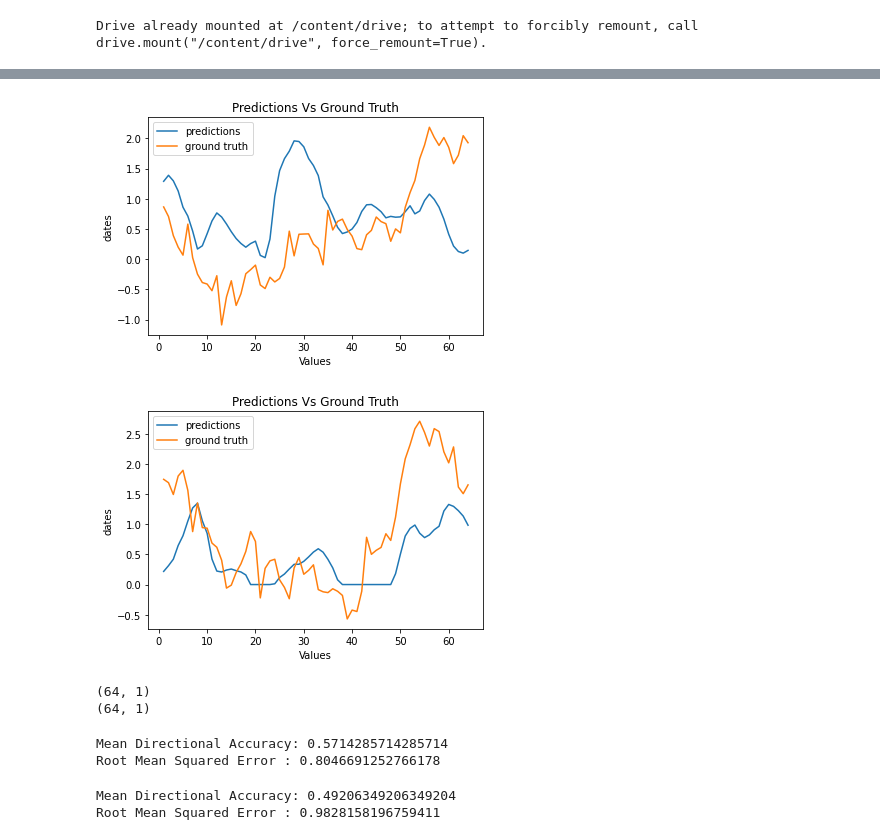
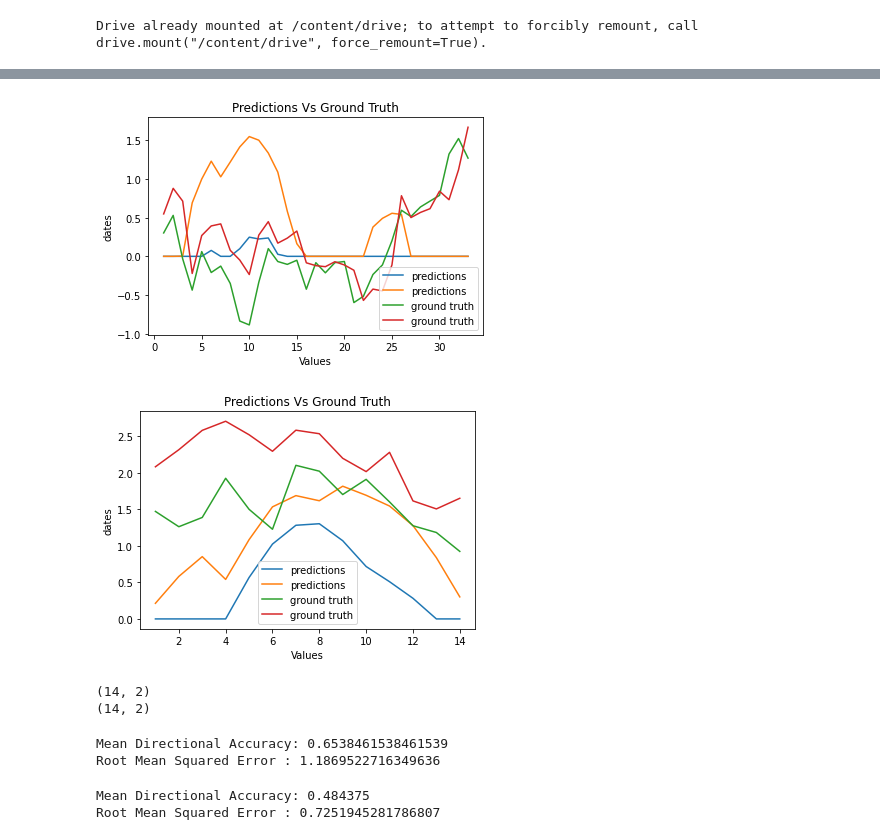
Before and after one commit to apof/Master-Thesis-----Deep-Kernel-Learning-and-Neural-Processes--combining-GPs-with-DL, a Jupyter notebook: Neural_Net_Timeseries.ipynb, the cells around one changed output, grey strips where cells are left out. Drawn from its saved outputs; the diff is of its cells as text; code cells hidden in the pictures.

```diff
--- a/Neural_Net_Timeseries.ipynb
+++ b/Neural_Net_Timeseries.ipynb
@@ -204,8 +314,8 @@ class RnnRegressor(nn.Module):
 # %%
-model = RnnRegressor(device,params_dictionary)
+model = MultiTaskModel(device,params_dictionary)
 # %%
 loss = nn.MSELoss()
-optimizer =  torch.optim.Adam(model.parameters(), lr=0.01)
+optimizer =  torch.optim.Adam(model.parameters(), lr=0.001)
 # %%
 train_loss = []
 valid_loss = []
@@ -216,7 +326,7 @@ training_iter = 1000
 best_cost=1000000
 stop = False
 last_improvement=0
-require_improvement = 150
+require_improvement = 100
 best_model = None
 epoch = 0
 
@@ -225,15 +335,15 @@ while epoch < training_iter and stop == False:
     epoch += 1
     loss_batches = []
     optimizer.zero_grad()
-    y_pred = model.forward(train_data)
-    single_loss = loss(y_pred,train_labels.float()).to(device)
+    y_pred = model.forward(al_train_data,c_train_data)
+    single_loss = loss(y_pred,joint_train_labels.float()).to(device)
     single_loss.backward()
     optimizer.step()
     train_loss.append(single_loss.item())
 
     ## compute and store the validation loss
-    valid_pred = model.forward(val_data)
-    val_loss = loss(valid_pred,val_labels.float().to(device)).item()
+    valid_pred = model.forward(al_val_data,c_val_data)
+    val_loss = loss(valid_pred,joint_valid_labels.float().to(device)).item()
     valid_loss.append(val_loss)
 
     print("epoch  " + str(epoch) + " " + str(train_loss[-1]))
@@ -251,6 +361,6 @@ while epoch < training_iter and stop == False:
     if last_improvement > require_improvement:
       print("No improvement found during the last iterations, stopping optimization at epoch: " + str(epoch))
       # Break out from the loop.
-      stop = True
+      #stop = True
       model = best_model
 # %% [output]
@@ -269,46 +379,46 @@ plt.show()
 # %%
-validation_predictions = model.forward(val_data).detach().numpy()
-test_predictions = model.forward(test_data).detach().numpy()
-test_labels = test_labels.detach().numpy()
-val_labels = val_labels.detach().numpy()
+validation_predictions = model.forward(al_val_data,c_val_data).detach().numpy()
+test_predictions = model.forward(al_test_data,c_test_data).detach().numpy()
+joint_test_labels = joint_test_labels.detach().numpy()
+joint_valid_labels = joint_valid_labels.detach().numpy()
 # %%
 index_1 = [i+1 for i in range(len(validation_predictions))]
 index_2 = [i+1 for i in range(len(test_predictions))]
 # %%
 plt.plot(index_1, validation_predictions ,label = "predictions")
-plt.plot(index_1, val_labels, label = "ground truth")
+plt.plot(index_1, joint_valid_labels, label = "ground truth")
 plt.xlabel('Values')
 plt.ylabel('dates')
 plt.title('Predictions Vs Ground Truth')
 plt.legend()
 plt.show()
 # %% [output]
-[figure, old version]
+[figure, new version]
 # %%
 plt.plot(index_2, test_predictions ,label = "predictions")
-plt.plot(index_2, test_labels, label = "ground truth")
+plt.plot(index_2, joint_test_labels, label = "ground truth")
 plt.xlabel('Values')
 plt.ylabel('dates')
 plt.title('Predictions Vs Ground Truth')
 plt.legend()
 plt.show()
 # %% [output]
-[figure, old version]
+[figure, new version]
 # %%
-print(test_labels.shape)
+print(joint_test_labels.shape)
 print(test_predictions.shape)
 # %% [output]
-(64, 1)
-(64, 1)
+(14, 2)
+(14, 2)
 # %%
-print("Mean Directional Accuracy: " + str(utils.mean_directional_accuracy(test_labels,test_predictions)))
-print("Root Mean Squared Error : " + str(utils.rmse(test_predictions, test_labels)))
+print("Mean Directional Accuracy: " + str(utils.mean_directional_accuracy(joint_test_labels,test_predictions)))
+print("Root Mean Squared Error : " + str(utils.rmse(test_predictions, joint_test_labels)))
 # %% [output]
-Mean Directional Accuracy: 0.5714285714285714
-Root Mean Squared Error : 0.8046691252766178
+Mean Directional Accuracy: 0.6538461538461539
+Root Mean Squared Error : 1.1869522716349636
 # %%
-print("Mean Directional Accuracy: " + str(utils.mean_directional_accuracy(val_labels,validation_predictions)))
-print("Root Mean Squared Error : " + str(utils.rmse(validation_predictions, val_labels)))
+print("Mean Directional Accuracy: " + str(utils.mean_directional_accuracy(joint_valid_labels,validation_predictions)))
+print("Root Mean Squared Error : " + str(utils.rmse(validation_predictions, joint_valid_labels)))
 # %% [output]
-Mean Directional Accuracy: 0.49206349206349204
-Root Mean Squared Error : 0.9828158196759411
+Mean Directional Accuracy: 0.484375
+Root Mean Squared Error : 0.7251945281786807
```
Also changed, not shown: parts of 28 cells of this notebook.
